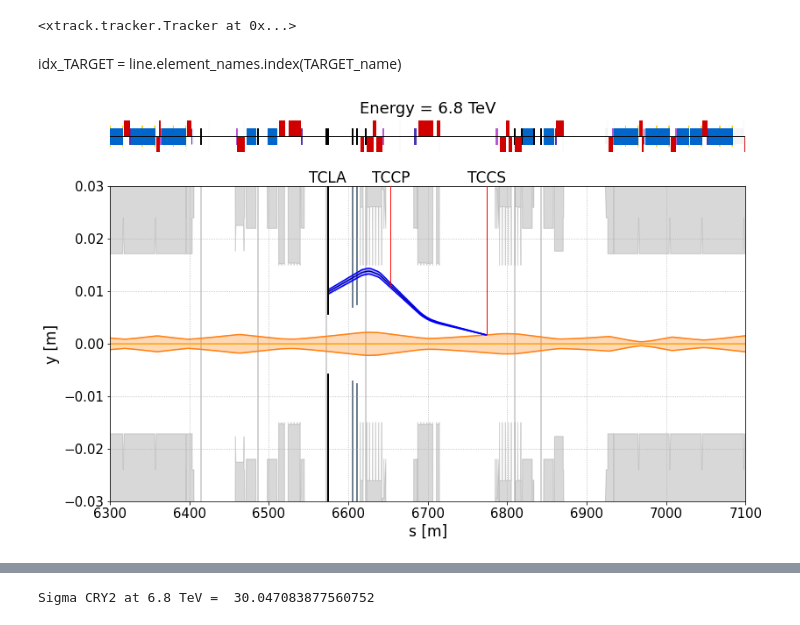
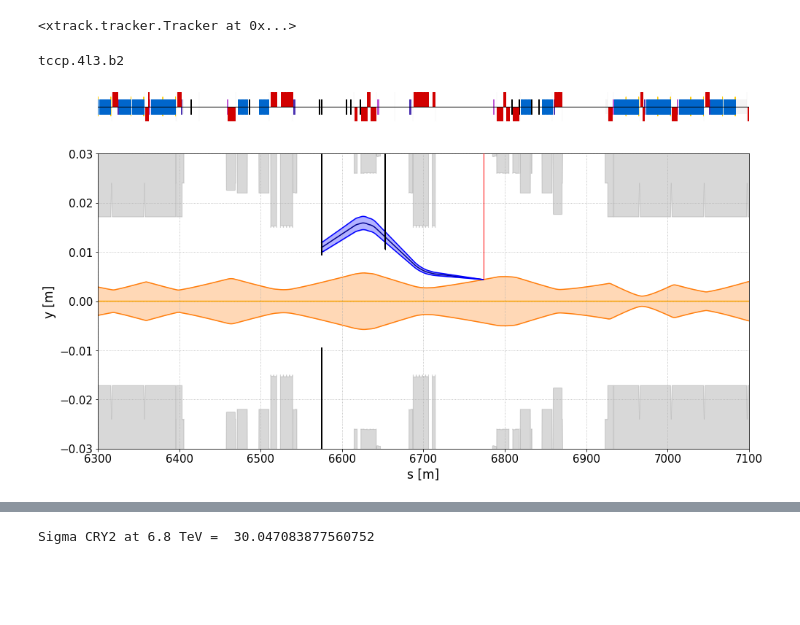
Before and after one commit to chiaramaccani/two_cryst_sim, a Jupyter notebook: IR3_channeling.ipynb, the cells around one changed output, grey strips where cells are left out. Saved outputs shown, nothing was run; the diff lists cells and outputs as text; code cells hidden in the pictures; blank space fills up the shorter version.

Commit message:
input distrib

```diff
--- a/IR3_channeling.ipynb
+++ b/IR3_channeling.ipynb
@@ -363,22 +369,22 @@ def plot_IR3(plot_axis, df_ref, df_chann, df_chann_upper, df_chann_lower, df_ape
 
     plot_axis.tick_params(axis='both', which='major', labelsize=15)
 
-    plot_axis.text(end_s - TCCS_loc, max(plot_axis.get_yticks())+0.0008, "TCCS", horizontalalignment='center', fontsize=17)
-    plot_axis.text(end_s - TCCP_loc, max(plot_axis.get_yticks())+0.0008, "TCCP", horizontalalignment='center', fontsize=17)
-    plot_axis.text(end_s - TCLA_loc, max(plot_axis.get_yticks())+0.0008, "TCLA", horizontalalignment='center', fontsize=17)
+    #plot_axis.text(end_s - TCCS_loc, max(plot_axis.get_yticks())+0.0008, "TCCS", horizontalalignment='center', fontsize=17)
+    #plot_axis.text(end_s - TCCP_loc, max(plot_axis.get_yticks())+0.0008, "TCCP", horizontalalignment='center', fontsize=17)
+    #plot_axis.text(end_s - TCLA_loc, max(plot_axis.get_yticks())+0.0008, "TCLA", horizontalalignment='center', fontsize=17)
 
     # convert, xcp function handles dataframe in m
     xcp.plot_apertures(df_apertures[['xmin', 'xmax', 'ymin', 'ymax']].apply(lambda x: convert_mm_to_m(x)), plot_axis, "v")
 
     if df_coll is not None:
-        plot_collimators(df_coll, plot_axis, "v", df_ref, df_chann, plot_offplane_coll = True)
+        plot_collimators(df_coll, plot_axis, "v", df_ref, df_chann_lower, plot_offplane_coll = False)
 # %% [markdown]
 # Load and Set-up
 # %%
 ## Choose a context
 context = xo.ContextCpu()         # For CPU
 # %%
-line = xt.Line.from_json('./input_files/2024_Run3_flat_top/flat_top_b2.json')
+line = xt.Line.from_json('./input_files/2023_Run3_flat_top/ramp.9_b2.json')
 #line = xt.Line.from_json('./input_files/2024_Run3_injection/injection_b2.json')
 
 end_s = line.get_length()
@@ -391,6 +397,7 @@ TCCP_name = 'tccp.4l3.b2'
 TARGET_name = 'target.4l3.b2'
 TCLA_name = 'tcla.a5l3.b2'
 
+
 TCCS_loc = end_s - 6773.7 #6775
 TCCP_loc = end_s - 6653.3 #6655
 TARGET_loc = end_s - (6653.3 + 0.07/2 +0.005/2)
@@ -402,5 +409,15 @@ line.insert_element(at_s=TCCP_loc, element=xt.Marker(), name=TCCP_name)
 line.insert_element(at_s=TCCP_loc, element=xt.LimitEllipse(a_squ=0.0016, b_squ=0.0016, a_b_squ=2.56e-06), name = TCCP_name + '_aper')
 line.insert_element(at_s=TARGET_loc, element=xt.Marker(), name=TARGET_name)
 line.insert_element(at_s=TARGET_loc, element=xt.LimitEllipse(a_squ=0.0016, b_squ=0.0016, a_b_squ=2.56e-06), name = TARGET_name + '_aper')
+
+
+rpx = True
+if rpx:
+    RPX1_name = 'rpx1.b2'
+    RPX2_name = 'rpx2.b2'
+    line.insert_element(at_s=(end_s - 6653.3 +0.60), element=xt.Marker(), name=RPX1_name)
+    line.insert_element(at_s=(end_s - 6653.3 +0.60), element=xt.LimitEllipse(a_squ=0.0016, b_squ=0.0016, a_b_squ=2.56e-06), name = RPX1_name + '_aper')
+    line.insert_element(at_s=(end_s - 6653.3 + 2*0.60), element=xt.Marker(), name=RPX2_name)
+    line.insert_element(at_s=(end_s - 6653.3 + 2*0.60), element=xt.LimitEllipse(a_squ=0.0016, b_squ=0.0016, a_b_squ=2.56e-06), name = RPX2_name + '_aper')
 # %% [output]
 Done loading line from dict.
@@ -420,12 +432,13 @@ for name in bad_aper.keys():
 Bad apertures :  {}
 Replace bad apertures with Marker
 # %%
-df_apertures = xcp.load_apertures(line)
+line_aper =  xt.Line.from_json("./input_files/2023_Run3_flat_top/flat_top_b2.json")
+df_apertures = xcp.load_apertures(line_aper)
 df_apertures = change_coordinates_to_b1(df_apertures)
 
 layout_file = "./input_files/2023_Run3_flat_top/layout_flat_top_b2.tfs"
 layout_data_object = pymadx.Data.Tfs(layout_file)
 
-coll_file = "./input_files/colldbs/flat_top.yaml"
+coll_file = "./input_files/colldbs/ramp.9.rpx.yaml"
 #coll_file = './input_files/colldbs/injection.yaml'
 # %% [output]
@@ -495,9 +510,10 @@ df_ref = filter_aperture_rotations(df_ref, line)
 df_ref['5_sigma_y'] = 5*np.sqrt(emittance_phy*df_ref['bety'])
 
 line.track(cry_part_chann, turn_by_turn_monitor = 'ONE_TURN_EBE', ele_start=TCCS_name)
-df_chann_part = reset_coord_cry_tracking(pd.DataFrame(list(zip(line.record_last_track.s[0], -1*line.record_last_track.x[0], line.record_last_track.y[0])), columns =['s', 'x', 'y']), twiss)
+df_chann_part = reset_coord_cry_tracking(pd.DataFrame(list(zip(line.record_last_track.s[0], -1*line.record_last_track.x[0], line.record_last_track.y[0], line.record_last_track.py[0])), columns =['s', 'x', 'y', 'py']), twiss)
 df_chann_part = filter_aperture_rotations(df_chann_part, line)
 df_chann_part = extract_channelled(df_chann_part)
+
 
 line.track(cry_part_chann_upper, turn_by_turn_monitor = 'ONE_TURN_EBE', ele_start=TCCS_name)
 df_chann_part_upper = reset_coord_cry_tracking(pd.DataFrame(list(zip(line.record_last_track.s[0], -1*line.record_last_track.x[0], line.record_last_track.y[0])), columns =['s', 'x', 'y']), twiss)
@@ -514,2 +526,0 @@ mon = line.record_last_track
-# %% [markdown]
-idx_TARGET = line.element_names.index(TARGET_name)
@@ -518,10 +527,39 @@ idx_TARGET = line.element_names.index(TARGET_name)
+# %%
+if rpx:
+
+    beta_y_cry2  = twiss['bety', TCCP_name]
+    alpha_y_cry2 = twiss['alfy', TCCP_name]
+    TCCP_chann = xp.Particles(p0c=energy, #eV
+                        q0=1, mass0=xp.PROTON_MASS_EV,
+                        x=0,
+                        px=0,
+                        y=float(df_chann_part[df_chann_part['name'] == TCCP_name]['y']),
+                        py=float(df_chann_part[df_chann_part['name'] == TCCP_name]['py']) + 7000e-6,
+                        _context=context)
+    print(TCCP_name)
+    line.track(TCCP_chann, turn_by_turn_monitor = 'ONE_TURN_EBE', ele_start=TCCP_loc)
+
+
+    def reset_coord_cry_tracking_TCCP(df, twiss):
+        df['s'] = np.where(df['s'] <=  end_s-TCCP_loc, end_s-TCCP_loc-df['s'], 2*end_s-TCCP_loc-df['s'])
+        names = twiss.to_pandas().name.to_numpy()
+        idx = np.where(names == TCCP_name)[0][0]
+        names = np.roll(names, -idx)
+        df['name'] = names
+        df = df.sort_values(by="s")
+        return df
+
+    df_TCCP_chann = reset_coord_cry_tracking_TCCP(pd.DataFrame(list(zip(line.record_last_track.s[0], -1*line.record_last_track.x[0], line.record_last_track.y[0])), columns =['s', 'x', 'y']), twiss)
+    df_TCCP_chann = filter_aperture_rotations(df_TCCP_chann, line)
+# %% [output]
+tccp.4l3.b2
 # %%
 start, stop = 6300 , 7100
-fig, ir3_plot = plt.subplots(2, 1, gridspec_kw={'height_ratios': [0.1, 1]}, sharex=True, figsize=(13,8))
+fig, ir3_plot = plt.subplots(2, 1, gridspec_kw={'height_ratios': [0.1, 1]}, sharex=True, figsize=(16,9))
 pymadx.Plot._SetMachineAxesStyle(ir3_plot[0])
 pymadx.Plot._DrawMachineLattice(ir3_plot[0], layout_data_object)
 ir3_plot[0].set_xlim(start,stop)
-ir3_plot[0].set_title(label='Energy = 6.8 TeV', y=1.05, fontsize=18)
+#ir3_plot[0].set_title(label='Energy = 1 TeV', y=1.05, fontsize=18)
 plot_IR3(ir3_plot[1], df_ref, df_chann_part, df_chann_part_upper, df_chann_part_lower, df_apertures, df_coll)
 # %% [output]
-[figure, old version]
+[figure, new version]
```
Also changed, not shown: parts of 15 cells of this notebook, 24 other files.
